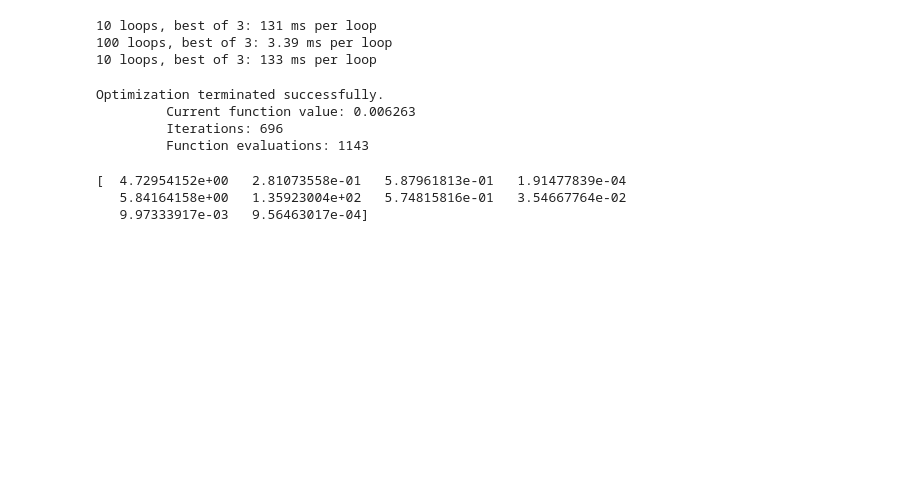
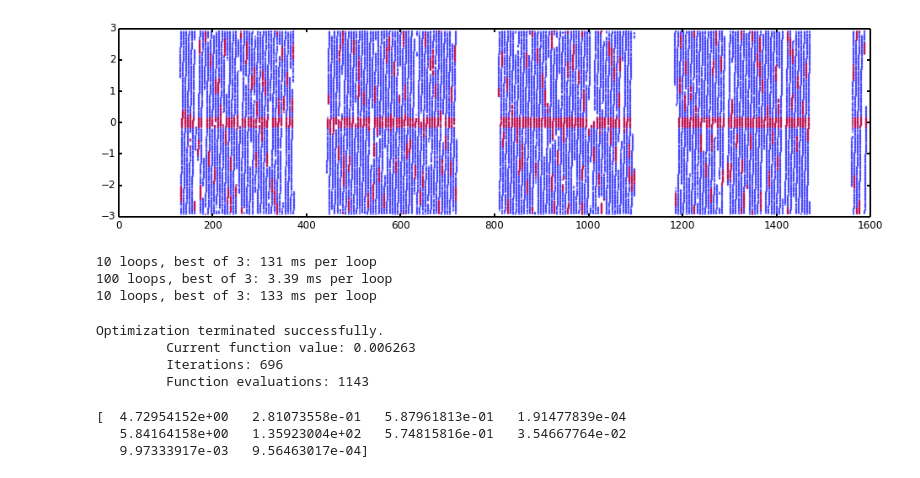
Before and after one commit to timothydmorton/transit-fitting, a Jupyter notebook: notebooks/scratchwork.ipynb, the cells around one changed output. Drawn from its saved outputs; the diff is of its cells as text; code cells hidden in the pictures; blank space fills up the shorter version.

```diff
--- a/notebooks/scratchwork.ipynb
+++ b/notebooks/scratchwork.ipynb
@@ -87,3 +103,25 @@ transit_stack(model.time, model.flux, model.period[1], model.epoch[1])
+# %%
+def transit_stack(model, i=0, width=2, i_transit=None):
+    """
+    """
+
+    tfold = model.tfold(i)
+    close = model.anyclose
+
+
+    t = model.time
+
+    plt.figure(figsize=(16,4))
+    plt.plot(t, tfold, '.', ms=0.5)
+    if i_transit is None:
+        plt.plot(t[close], tfold[close], 'r.', ms=0.5)
+    else:
+        mask = model.transit_mask(i, i_planet, width=width)
+        plt.plot(t[mask], tfold[mask])
+
+transit_stack(model)
+# %% [output]
+[figure, added]
 # %%
 %timeit f[anyclose] = model.light_curve(params, lcdata['TIME'][anyclose])
 %timeit f[~anyclose] = model.light_curve(params, lcdata['TIME'][~anyclose])
```
Also changed, not shown: parts of 13 cells of this notebook, 2 other files.
